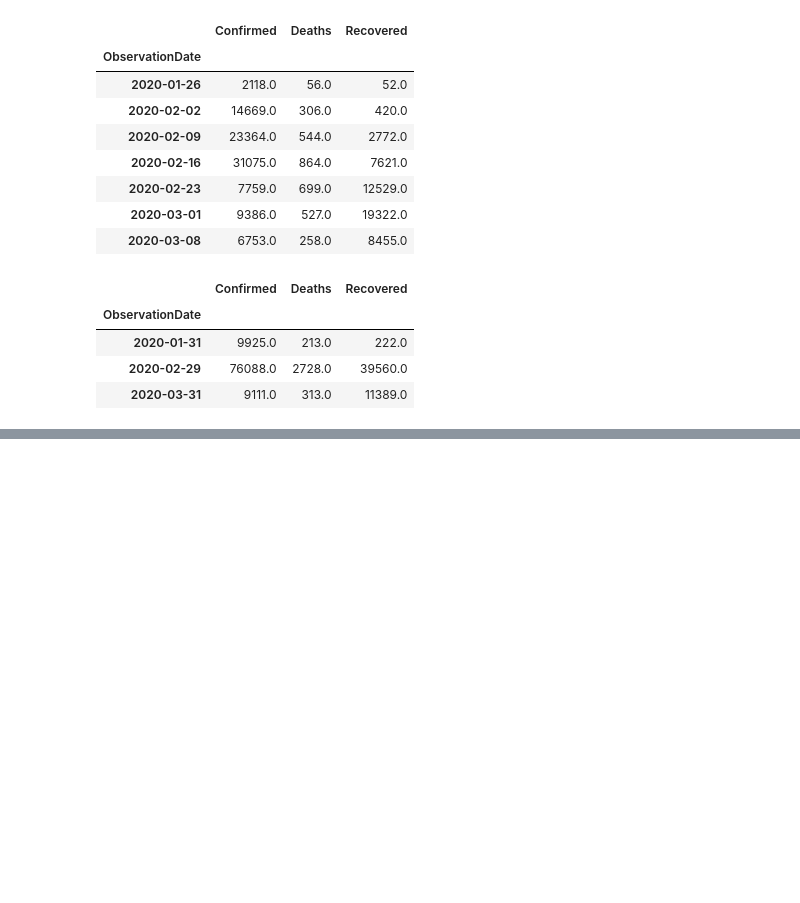
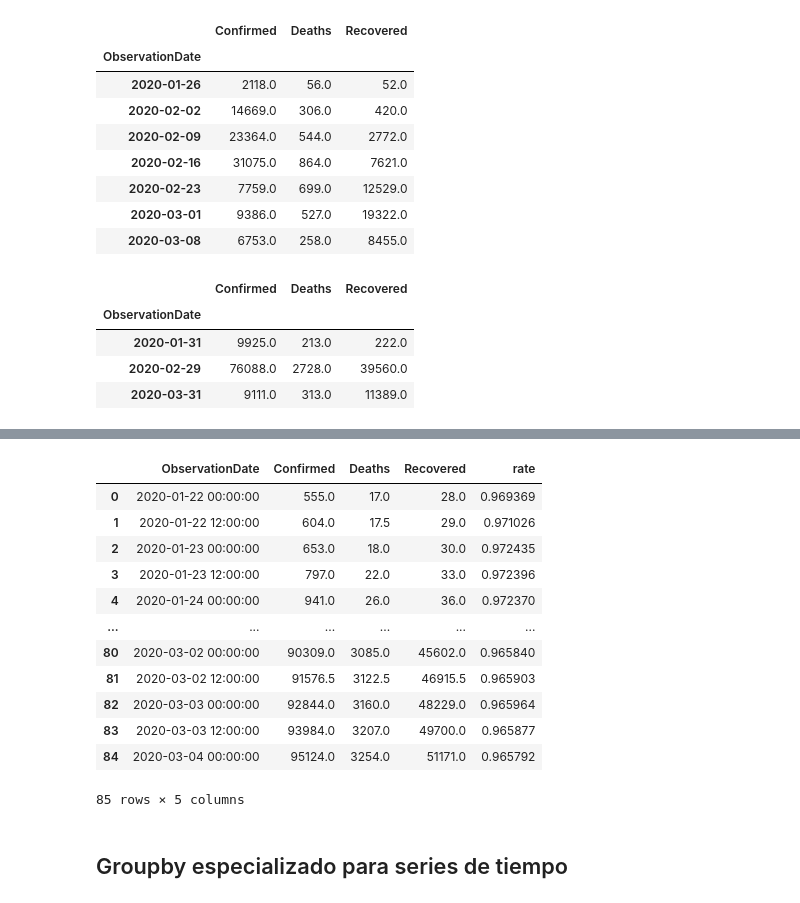
Before and after one commit to OscarABazanez/Manipulacion-y-Analisis-de-Datos-con-Pandas, a Jupyter notebook: [19] serie-de-tiempo.ipynb, the cells around one changed output, grey strips where cells are left out. Drawn from its saved outputs; the diff is of its cells as text; code cells hidden in the pictures; blank space fills up the shorter version.

Commit message:
Variables nulas en series de tiempo

```diff
--- a/[19] serie-de-tiempo.ipynb
+++ b/[19] serie-de-tiempo.ipynb
@@ -212,0 +254,20 @@ df_diff.resample('M').sum()
+# %%
+df_cum['rate'] = 1 - df_cum['Deaths'] / df_cum['Confirmed']
+df_cum = df_cum.reset_index()
+df_cum
+# %% [output]
+|  | ObservationDate | Confirmed | Deaths | Recovered | rate |
+| 0 | 2020-01-22 00:00:00 | 555.0 | 17.0 | 28.0 | 0.969369 |
+| 1 | 2020-01-22 12:00:00 | 604.0 | 17.5 | 29.0 | 0.971026 |
+| 2 | 2020-01-23 00:00:00 | 653.0 | 18.0 | 30.0 | 0.972435 |
+| 3 | 2020-01-23 12:00:00 | 797.0 | 22.0 | 33.0 | 0.972396 |
+| 4 | 2020-01-24 00:00:00 | 941.0 | 26.0 | 36.0 | 0.972370 |
+| ... | ... | ... | ... | ... | ... |
+| 80 | 2020-03-02 00:00:00 | 90309.0 | 3085.0 | 45602.0 | 0.965840 |
+| 81 | 2020-03-02 12:00:00 | 91576.5 | 3122.5 | 46915.5 | 0.965903 |
+| 82 | 2020-03-03 00:00:00 | 92844.0 | 3160.0 | 48229.0 | 0.965964 |
+| 83 | 2020-03-03 12:00:00 | 93984.0 | 3207.0 | 49700.0 | 0.965877 |
+| 84 | 2020-03-04 00:00:00 | 95124.0 | 3254.0 | 51171.0 | 0.965792 |
+85 rows × 5 columns
+# %% [markdown]
+## Groupby especializado para series de tiempo
```
Also changed, not shown: parts of 9 cells of this notebook.
